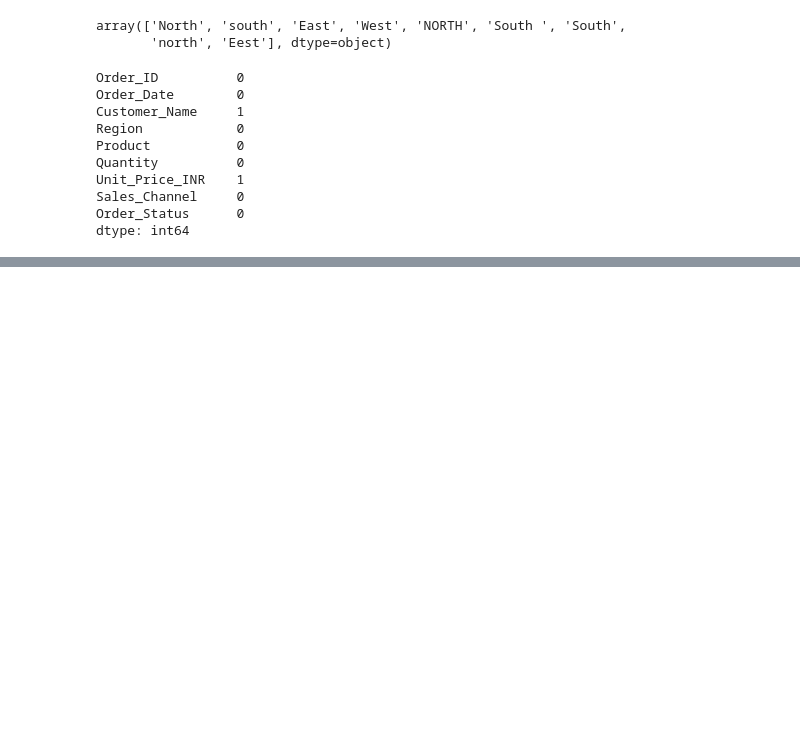
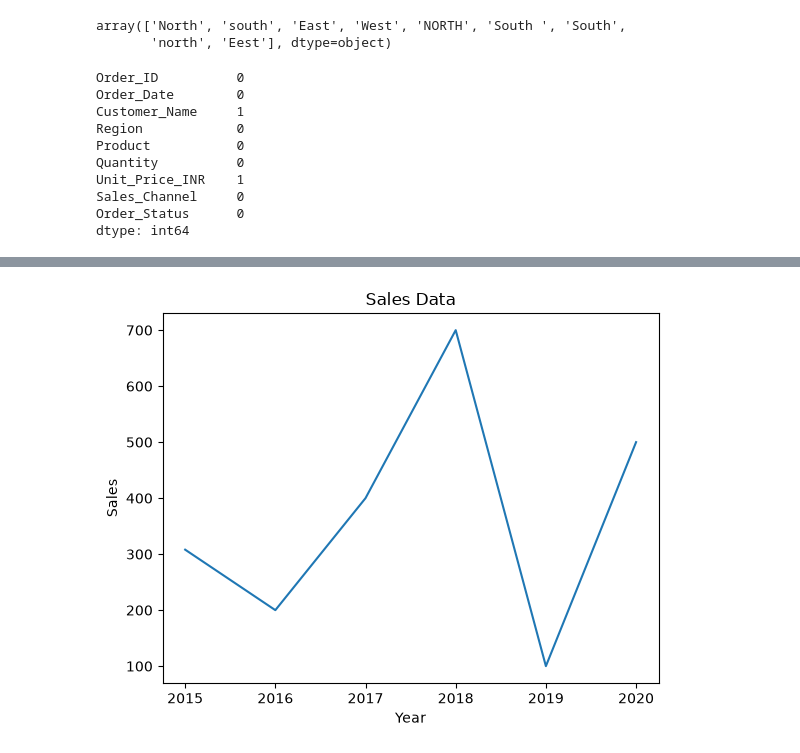
Before and after one commit to RituRai-03/HCL-Training, a Jupyter notebook: Day-03.ipynb, the cells around one changed output, grey strips where cells are left out. Cells and saved outputs as stored; diff of their text form; code cells hidden in the pictures; blank space fills up the shorter version.

```diff
--- a/Day-03.ipynb
+++ b/Day-03.ipynb
@@ -147,0 +195,13 @@ dtype: int64
+# %%
+import matplotlib.pyplot as plt
+
+year = [2015, 2016, 2017, 2018, 2019, 2020]
+sales = [308, 200, 400, 700, 100, 500]
+
+plt.plot(year, sales)
+plt.xlabel("Year")
+plt.ylabel("Sales")
+plt.title("Sales Data")
+plt.show()
+# %% [output]
+[figure, added]
```
Also changed, not shown: parts of 13 cells of this notebook.
